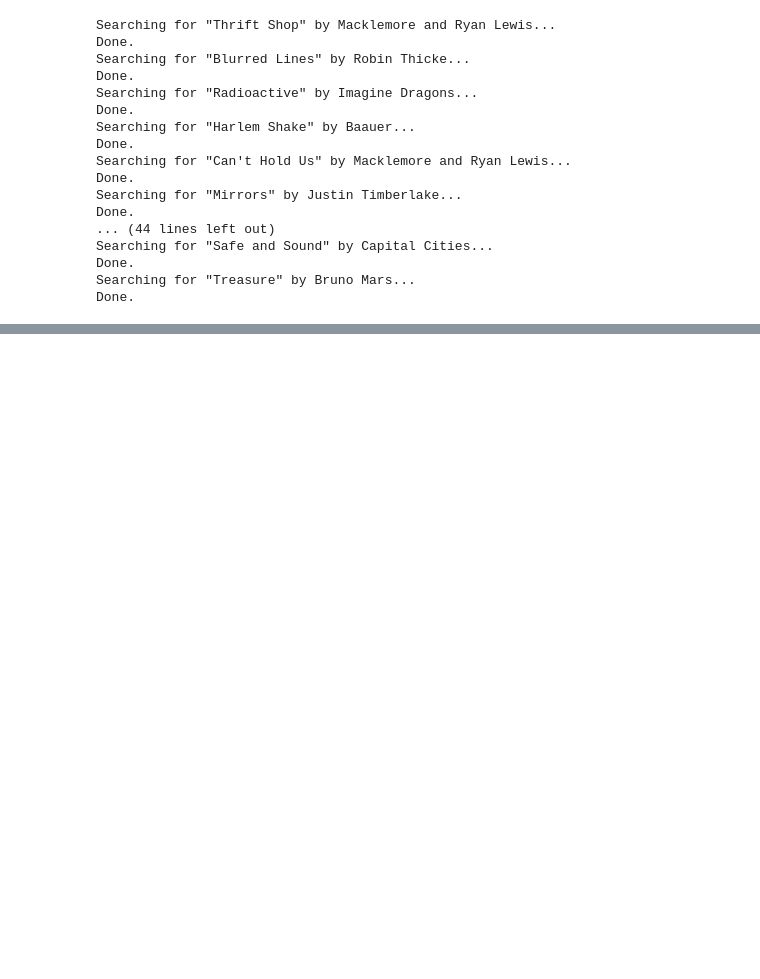
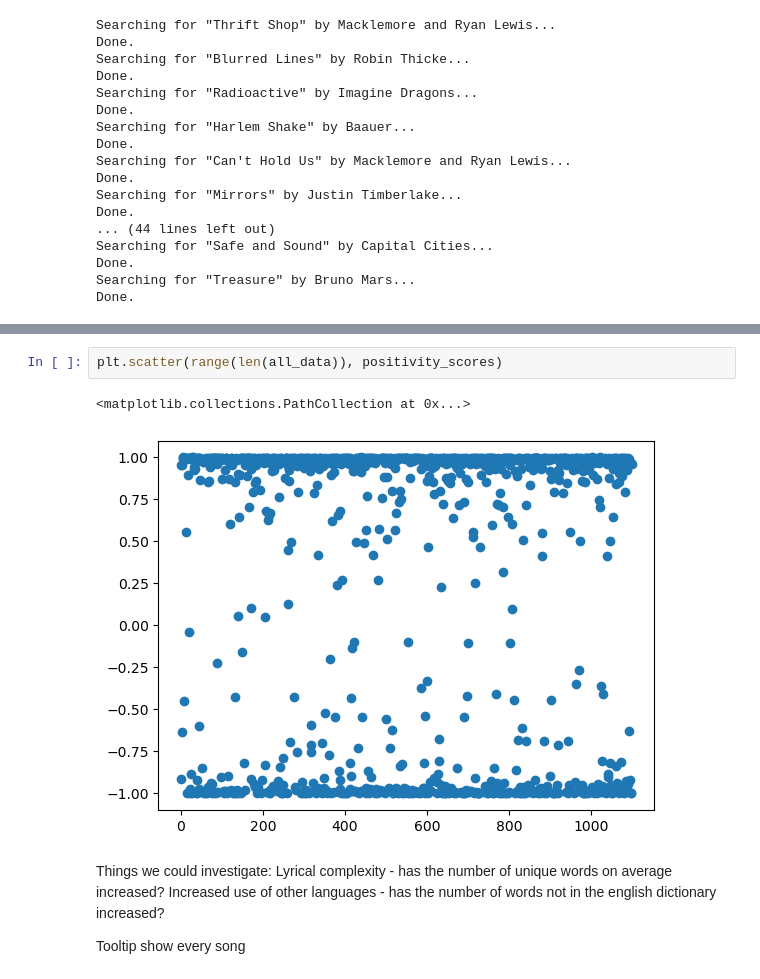
Before and after one commit to olincollege/pop-sadness-analysis, a Jupyter notebook: test_things.ipynb, the cells around one changed output, grey strips where cells are left out. Saved outputs shown, nothing was run; the diff lists cells and outputs as text; blank space fills up the shorter version.

```diff
--- a/test_things.ipynb
+++ b/test_things.ipynb
@@ -187,0 +212,11 @@ plt.plot([2013, 2014, 2015, 2016, 2017, 2018, 2019, 2020, 2021, 2022, 2023], sco
+# %%
+plt.scatter(range(len(all_data)), positivity_scores)
+# %% [output]
+<matplotlib.collections.PathCollection at 0x...>
+[figure, added]
+# %% [markdown]
+Things we could investigate:
+Lyrical complexity - has the number of unique words on average increased?
+Increased use of other languages - has the number of words not in the english dictionary increased?
+
+Tooltip show every song
```
Also changed, not shown: parts of 1 cell of this notebook.
